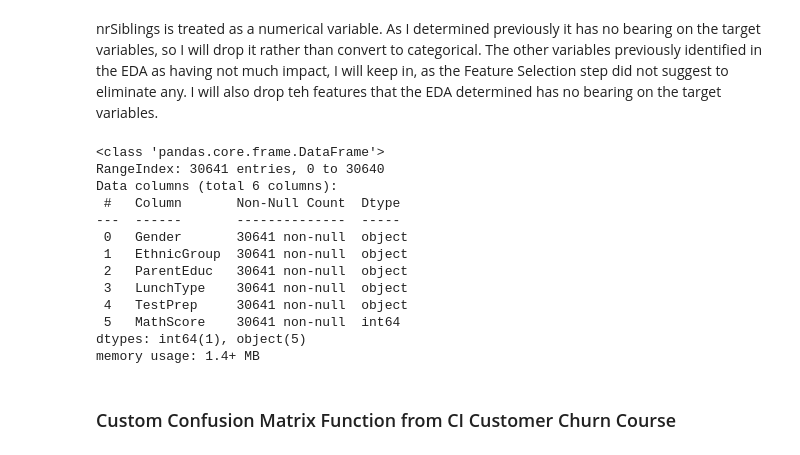
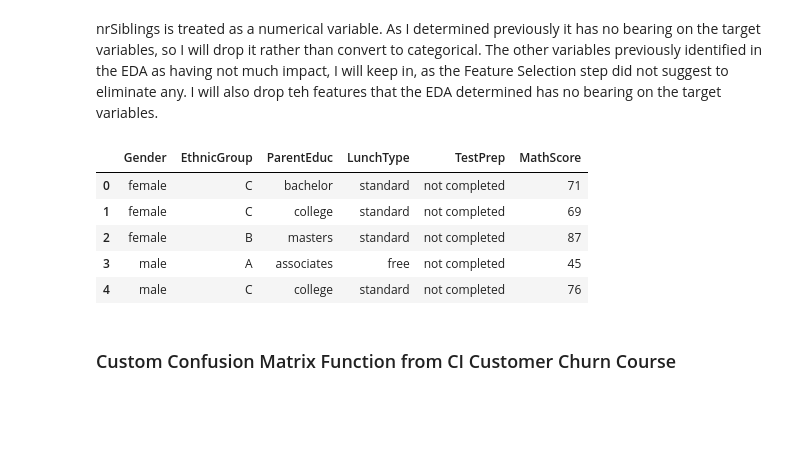
Before and after one commit to A-Hoenig/student-AI, a Jupyter notebook: jupyter_notebooks/NB_8a_math_model_class_5.ipynb, the cells around one changed output. Drawn from its saved outputs; the diff is of its cells as text; code cells hidden in the pictures; blank space fills up the shorter version.

```diff
--- a/jupyter_notebooks/NB_8a_math_model_class_5.ipynb
+++ b/jupyter_notebooks/NB_8a_math_model_class_5.ipynb
@@ -122,24 +121,15 @@ df.head()
 # %% [markdown]
 nrSiblings is treated as a numerical variable. As I determined previously it has no bearing on the target variables, so I will drop it rather than convert to categorical. The other variables previously identified in the EDA as having not much impact, I will keep in, as the Feature Selection step did not suggest to eliminate any. I will also drop teh features that the EDA determined has no bearing on the target variables.
 # %%
-# df['NrSiblings'] = df['NrSiblings'].astype(str)
-# 'ParentMaritalStatus', 'PracticeSport','IsFirstChild','NrSiblings','WklyStudyHours'
-df_math = df.drop(['ReadingScore', 'WritingScore','NrSiblings','ParentMaritalStatus', 'PracticeSport','IsFirstChild','NrSiblings','WklyStudyHours'], axis=1)
-df_math.info()
+df_math = df.drop(['ReadingScore', 'WritingScore','NrSiblings','ParentMaritalStatus', 'PracticeSport','IsFirstChild','NrSiblings','WklyStudyHours','TransportMeans'], axis=1)
+df_math.head()
 # %% [output]
-<class 'pandas.core.frame.DataFrame'>
-RangeIndex: 30641 entries, 0 to 30640
-Data columns (total 6 columns):
- #   Column       Non-Null Count  Dtype
----  ------       --------------  -----
- 0   Gender       30641 non-null  object
- 1   EthnicGroup  30641 non-null  object
- 2   ParentEduc   30641 non-null  object
- 3   LunchType    30641 non-null  object
- 4   TestPrep     30641 non-null  object
- 5   MathScore    30641 non-null  int64
-dtypes: int64(1), object(5)
-memory usage: 1.4+ MB
+|  | Gender | EthnicGroup | ParentEduc | LunchType | TestPrep | MathScore |
+| 0 | female | C | bachelor | standard | not completed | 71 |
+| 1 | female | C | college | standard | not completed | 69 |
+| 2 | female | B | masters | standard | not completed | 87 |
+| 3 | male | A | associates | free | not completed | 45 |
+| 4 | male | C | college | standard | not completed | 76 |
 # %%
 def PipelineOptimization(model):
     pipeline_base = ImbPipeline([
```
Also changed, not shown: parts of 17 cells of this notebook, 32 other files.
